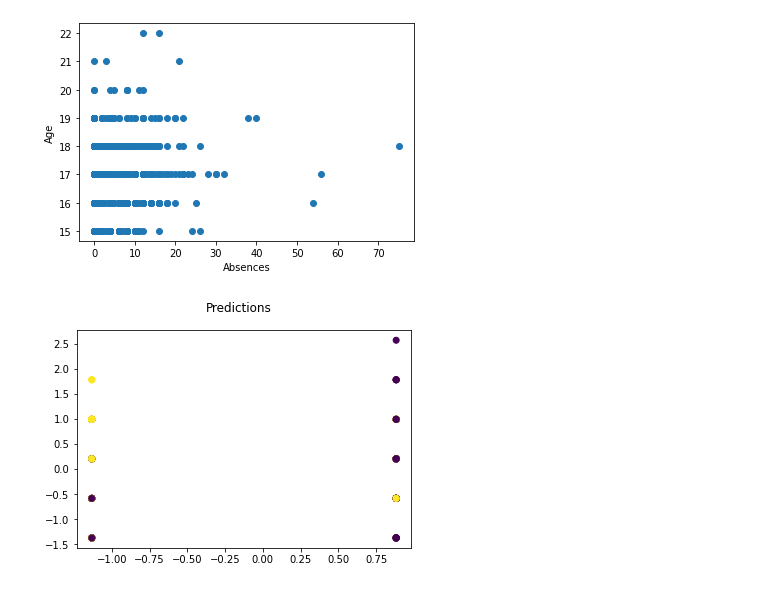
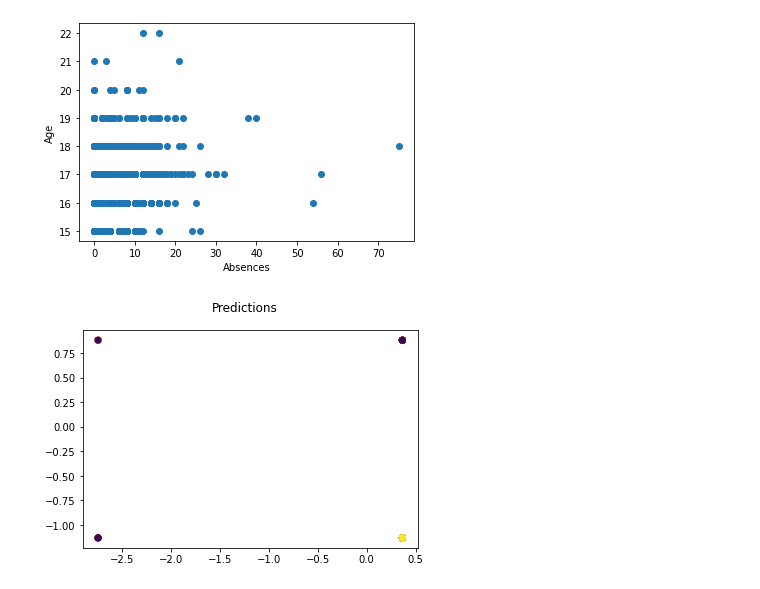
Before and after one commit to jaimiesj/health_outcomes, a Jupyter notebook: src/learn.ipynb, the cells around one changed output. Drawn from its saved outputs; the diff is of its cells as text; code cells hidden in the pictures.

```diff
--- a/src/learn.ipynb
+++ b/src/learn.ipynb
@@ -134,8 +139,8 @@ plt.show()
 # %% [output]
 [figure]
 # %%
-plt.scatter( X_test_scaled[:, 0], X_test_scaled[:, 1], c=y_test)
+plt.scatter( X_test_scaled[:, 4], X_test_scaled[:, 1], c=y_test)
 plt.suptitle('Predictions')
 plt.show()
 # %% [output]
-[figure, old version]
+[figure, new version]
```
Also changed, not shown: parts of 16 cells of this notebook, 5 other files.
